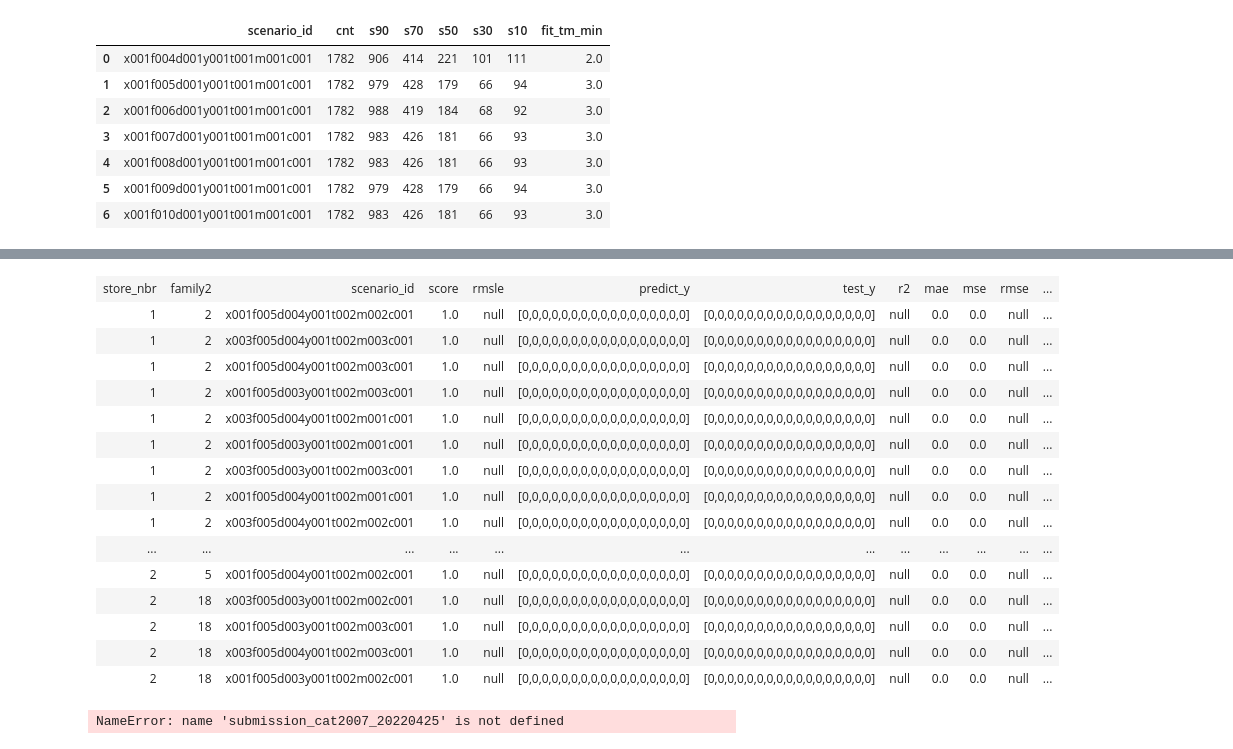
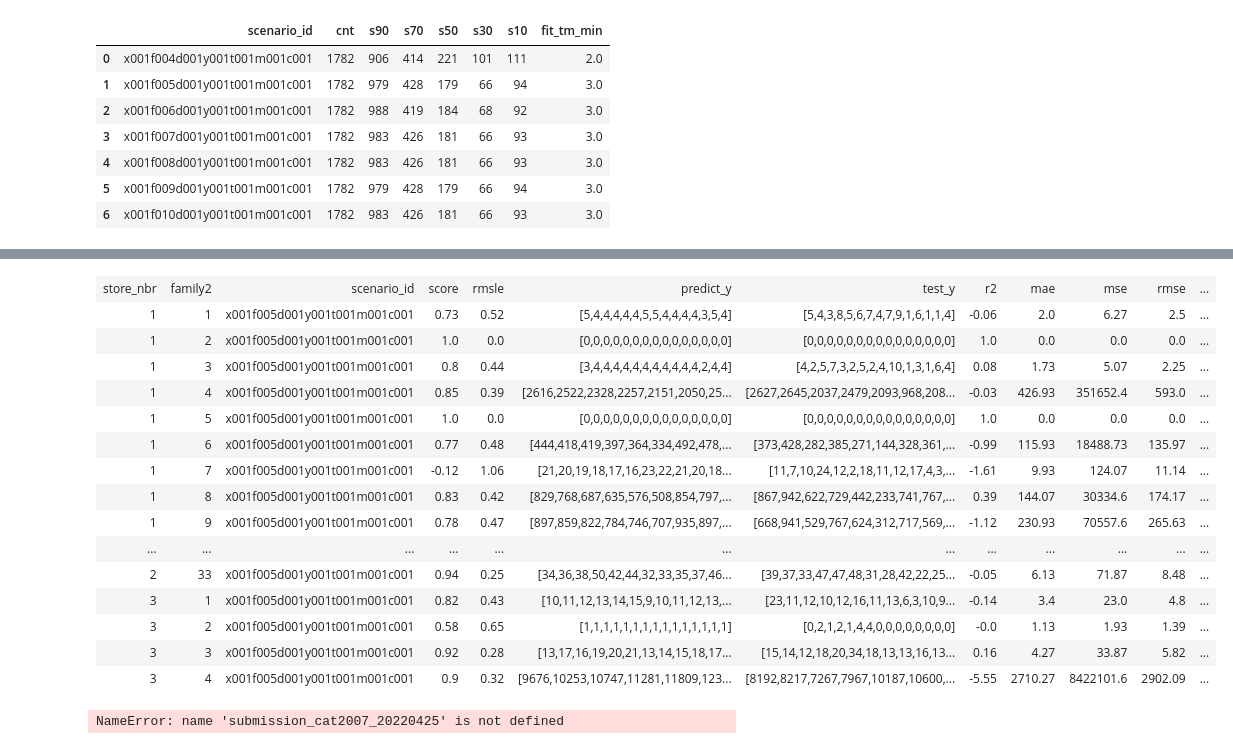
Before and after one commit to pmosoft/kaggle_store_sales, a Jupyter notebook: data-analysis/07_predict_anlysis.ipynb, the cells around one changed output, grey strips where cells are left out. Drawn from its saved outputs; the diff is of its cells as text; code cells hidden in the pictures.

```diff
--- a/data-analysis/07_predict_anlysis.ipynb
+++ b/data-analysis/07_predict_anlysis.ipynb
@@ -99,34 +137,37 @@ pdf.head(20)
 # %%
 %%sparksql
 select store_nbr, family2, scenario_id,score,rmsle,predict_y,test_y,r2, mae,mse,rmse,msle
 from results
 where 1=1
---and scenario_id like'x001f006d003y001t002m001c001'
+and scenario_id like'x001f005d001y001t001m001c001'
 --and store_nbr = 1
 --and family2 = 1
-and scenario_id like'%t002%'
+--and scenario_id like'%f005%'
+--and scenario_id like'%t002%'
+--and rmsle is not null
 --and family2 between 21 and 40
 --and r2 between 0.1 and 0.3
 --and rmsle between 0.3 and 0.5
-order by score desc, cast(store_nbr as int), cast(family2 as int), rmsle
+order by cast(store_nbr as int), cast(family2 as int), rmsle
+--order by score desc, cast(store_nbr as int), cast(family2 as int), rmsle
 limit 70
 # %% [output]
 | store_nbr | family2 | scenario_id | score | rmsle | predict_y | test_y | r2 | mae | mse | rmse | ... |
-| 1 | 2 | x001f005d004y001t002m002c001 | 1.0 | null | [0,0,0,0,0,0,0,0,0,0,0,0,0,0,0,0,0] | [0,0,0,0,0,0,0,0,0,0,0,0,0,0,0,0,0] | null | 0.0 | 0.0 | null | ... |
-| 1 | 2 | x003f005d004y001t002m003c001 | 1.0 | null | [0,0,0,0,0,0,0,0,0,0,0,0,0,0,0,0,0] | [0,0,0,0,0,0,0,0,0,0,0,0,0,0,0,0,0] | null | 0.0 | 0.0 | null | ... |
-| 1 | 2 | x001f005d004y001t002m003c001 | 1.0 | null | [0,0,0,0,0,0,0,0,0,0,0,0,0,0,0,0,0] | [0,0,0,0,0,0,0,0,0,0,0,0,0,0,0,0,0] | null | 0.0 | 0.0 | null | ... |
-| 1 | 2 | x001f005d003y001t002m003c001 | 1.0 | null | [0,0,0,0,0,0,0,0,0,0,0,0,0,0,0,0,0] | [0,0,0,0,0,0,0,0,0,0,0,0,0,0,0,0,0] | null | 0.0 | 0.0 | null | ... |
-| 1 | 2 | x003f005d004y001t002m001c001 | 1.0 | null | [0,0,0,0,0,0,0,0,0,0,0,0,0,0,0,0,0] | [0,0,0,0,0,0,0,0,0,0,0,0,0,0,0,0,0] | null | 0.0 | 0.0 | null | ... |
-| 1 | 2 | x001f005d003y001t002m001c001 | 1.0 | null | [0,0,0,0,0,0,0,0,0,0,0,0,0,0,0,0,0] | [0,0,0,0,0,0,0,0,0,0,0,0,0,0,0,0,0] | null | 0.0 | 0.0 | null | ... |
-| 1 | 2 | x003f005d003y001t002m003c001 | 1.0 | null | [0,0,0,0,0,0,0,0,0,0,0,0,0,0,0,0,0] | [0,0,0,0,0,0,0,0,0,0,0,0,0,0,0,0,0] | null | 0.0 | 0.0 | null | ... |
-| 1 | 2 | x001f005d004y001t002m001c001 | 1.0 | null | [0,0,0,0,0,0,0,0,0,0,0,0,0,0,0,0,0] | [0,0,0,0,0,0,0,0,0,0,0,0,0,0,0,0,0] | null | 0.0 | 0.0 | null | ... |
-| 1 | 2 | x003f005d004y001t002m002c001 | 1.0 | null | [0,0,0,0,0,0,0,0,0,0,0,0,0,0,0,0,0] | [0,0,0,0,0,0,0,0,0,0,0,0,0,0,0,0,0] | null | 0.0 | 0.0 | null | ... |
+| 1 | 1 | x001f005d001y001t001m001c001 | 0.73 | 0.52 | [5,4,4,4,4,4,5,5,4,4,4,4,3,5,4] | [5,4,3,8,5,6,7,4,7,9,1,6,1,1,4] | -0.06 | 2.0 | 6.27 | 2.5 | ... |
+| 1 | 2 | x001f005d001y001t001m001c001 | 1.0 | 0.0 | [0,0,0,0,0,0,0,0,0,0,0,0,0,0,0] | [0,0,0,0,0,0,0,0,0,0,0,0,0,0,0] | 1.0 | 0.0 | 0.0 | 0.0 | ... |
+| 1 | 3 | x001f005d001y001t001m001c001 | 0.8 | 0.44 | [3,4,4,4,4,4,4,4,4,4,4,4,2,4,4] | [4,2,5,7,3,2,5,2,4,10,1,3,1,6,4] | 0.08 | 1.73 | 5.07 | 2.25 | ... |
+| 1 | 4 | x001f005d001y001t001m001c001 | 0.85 | 0.39 | [2616,2522,2328,2257,2151,2050,25... | [2627,2645,2037,2479,2093,968,208... | -0.03 | 426.93 | 351652.4 | 593.0 | ... |
+| 1 | 5 | x001f005d001y001t001m001c001 | 1.0 | 0.0 | [0,0,0,0,0,0,0,0,0,0,0,0,0,0,0] | [0,0,0,0,0,0,0,0,0,0,0,0,0,0,0] | 1.0 | 0.0 | 0.0 | 0.0 | ... |
+| 1 | 6 | x001f005d001y001t001m001c001 | 0.77 | 0.48 | [444,418,419,397,364,334,492,478,... | [373,428,282,385,271,144,328,361,... | -0.99 | 115.93 | 18488.73 | 135.97 | ... |
+| 1 | 7 | x001f005d001y001t001m001c001 | -0.12 | 1.06 | [21,20,19,18,17,16,23,22,21,20,18... | [11,7,10,24,12,2,18,11,12,17,4,3,... | -1.61 | 9.93 | 124.07 | 11.14 | ... |
+| 1 | 8 | x001f005d001y001t001m001c001 | 0.83 | 0.42 | [829,768,687,635,576,508,854,797,... | [867,942,622,729,442,233,741,767,... | 0.39 | 144.07 | 30334.6 | 174.17 | ... |
+| 1 | 9 | x001f005d001y001t001m001c001 | 0.78 | 0.47 | [897,859,822,784,746,707,935,897,... | [668,941,529,767,624,312,717,569,... | -1.12 | 230.93 | 70557.6 | 265.63 | ... |
 | ... | ... | ... | ... | ... | ... | ... | ... | ... | ... | ... | ... |
-| 2 | 5 | x001f005d004y001t002m002c001 | 1.0 | null | [0,0,0,0,0,0,0,0,0,0,0,0,0,0,0,0,0] | [0,0,0,0,0,0,0,0,0,0,0,0,0,0,0,0,0] | null | 0.0 | 0.0 | null | ... |
-| 2 | 18 | x003f005d003y001t002m002c001 | 1.0 | null | [0,0,0,0,0,0,0,0,0,0,0,0,0,0,0,0,0] | [0,0,0,0,0,0,0,0,0,0,0,0,0,0,0,0,0] | null | 0.0 | 0.0 | null | ... |
-| 2 | 18 | x001f005d003y001t002m003c001 | 1.0 | null | [0,0,0,0,0,0,0,0,0,0,0,0,0,0,0,0,0] | [0,0,0,0,0,0,0,0,0,0,0,0,0,0,0,0,0] | null | 0.0 | 0.0 | null | ... |
-| 2 | 18 | x003f005d004y001t002m003c001 | 1.0 | null | [0,0,0,0,0,0,0,0,0,0,0,0,0,0,0,0,0] | [0,0,0,0,0,0,0,0,0,0,0,0,0,0,0,0,0] | null | 0.0 | 0.0 | null | ... |
-| 2 | 18 | x001f005d003y001t002m002c001 | 1.0 | null | [0,0,0,0,0,0,0,0,0,0,0,0,0,0,0,0,0] | [0,0,0,0,0,0,0,0,0,0,0,0,0,0,0,0,0] | null | 0.0 | 0.0 | null | ... |
+| 2 | 33 | x001f005d001y001t001m001c001 | 0.94 | 0.25 | [34,36,38,50,42,44,32,33,35,37,46... | [39,37,33,47,47,48,31,28,42,22,25... | -0.05 | 6.13 | 71.87 | 8.48 | ... |
+| 3 | 1 | x001f005d001y001t001m001c001 | 0.82 | 0.43 | [10,11,12,13,14,15,9,10,11,12,13,... | [23,11,12,10,12,16,11,13,6,3,10,9... | -0.14 | 3.4 | 23.0 | 4.8 | ... |
+| 3 | 2 | x001f005d001y001t001m001c001 | 0.58 | 0.65 | [1,1,1,1,1,1,1,1,1,1,1,1,1,1,1] | [0,2,1,2,1,4,4,0,0,0,0,0,0,0,0] | -0.0 | 1.13 | 1.93 | 1.39 | ... |
+| 3 | 3 | x001f005d001y001t001m001c001 | 0.92 | 0.28 | [13,17,16,19,20,21,13,14,15,18,17... | [15,14,12,18,20,34,18,13,13,16,13... | 0.16 | 4.27 | 33.87 | 5.82 | ... |
+| 3 | 4 | x001f005d001y001t001m001c001 | 0.9 | 0.32 | [9676,10253,10747,11281,11809,123... | [8192,8217,7267,7967,10187,10600,... | -5.55 | 2710.27 | 8422101.6 | 2902.09 | ... |
 # %%
 # df = spark.sql('''
 # with temp1 as (
```
Also changed, not shown: parts of 2 cells of this notebook, 9 other files.
